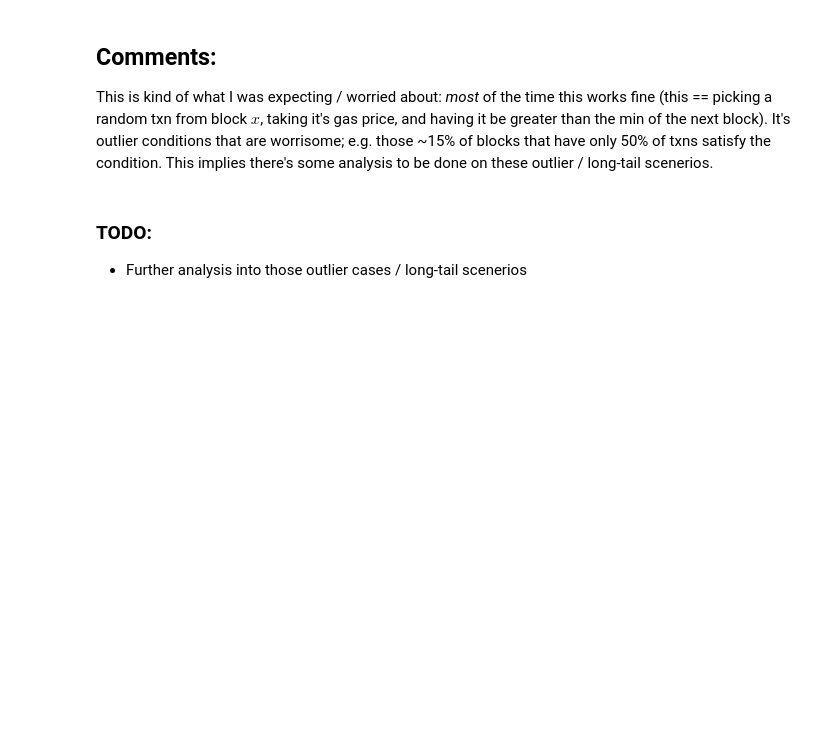
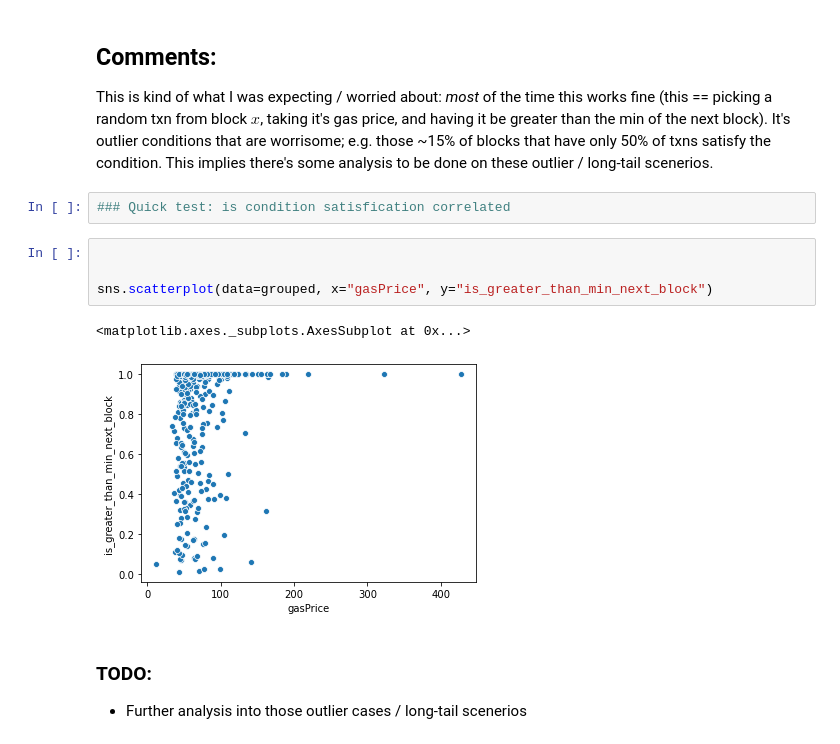
Before and after one commit to sassmilic/historical-gas-prices, a Jupyter notebook: gas-price-predictions.ipynb, the cells around one changed output. Cells and saved outputs as stored; diff of their text form; blank space fills up the shorter version.

Commit message:
added some comments and minor tests

```diff
--- a/gas-price-predictions.ipynb
+++ b/gas-price-predictions.ipynb
@@ -196,6 +200,15 @@ where condition == the gas price is *strictly greater* than the min of the next
 # %% [markdown]
 ## Comments:
 This is kind of what I was expecting / worried about: *most* of the time this works fine (this == picking a random txn from block $x$, taking it's gas price, and having it be greater than the min of the next block). It's outlier conditions that are worrisome; e.g. those ~15% of blocks that have only 50% of txns satisfy the condition. This implies there's some analysis to be done on these outlier / long-tail scenerios.
+# %%
+### Quick test: is condition satisfication correlated
+# %%
+
+
+sns.scatterplot(data=grouped, x="gasPrice", y="is_greater_than_min_next_block")
+# %% [output]
+<matplotlib.axes._subplots.AxesSubplot at 0x...>
+[figure, added]
 # %% [markdown]
 ### TODO:
 - Further analysis into those outlier cases / long-tail scenerios
```
Also changed, not shown: parts of 13 cells of this notebook.
